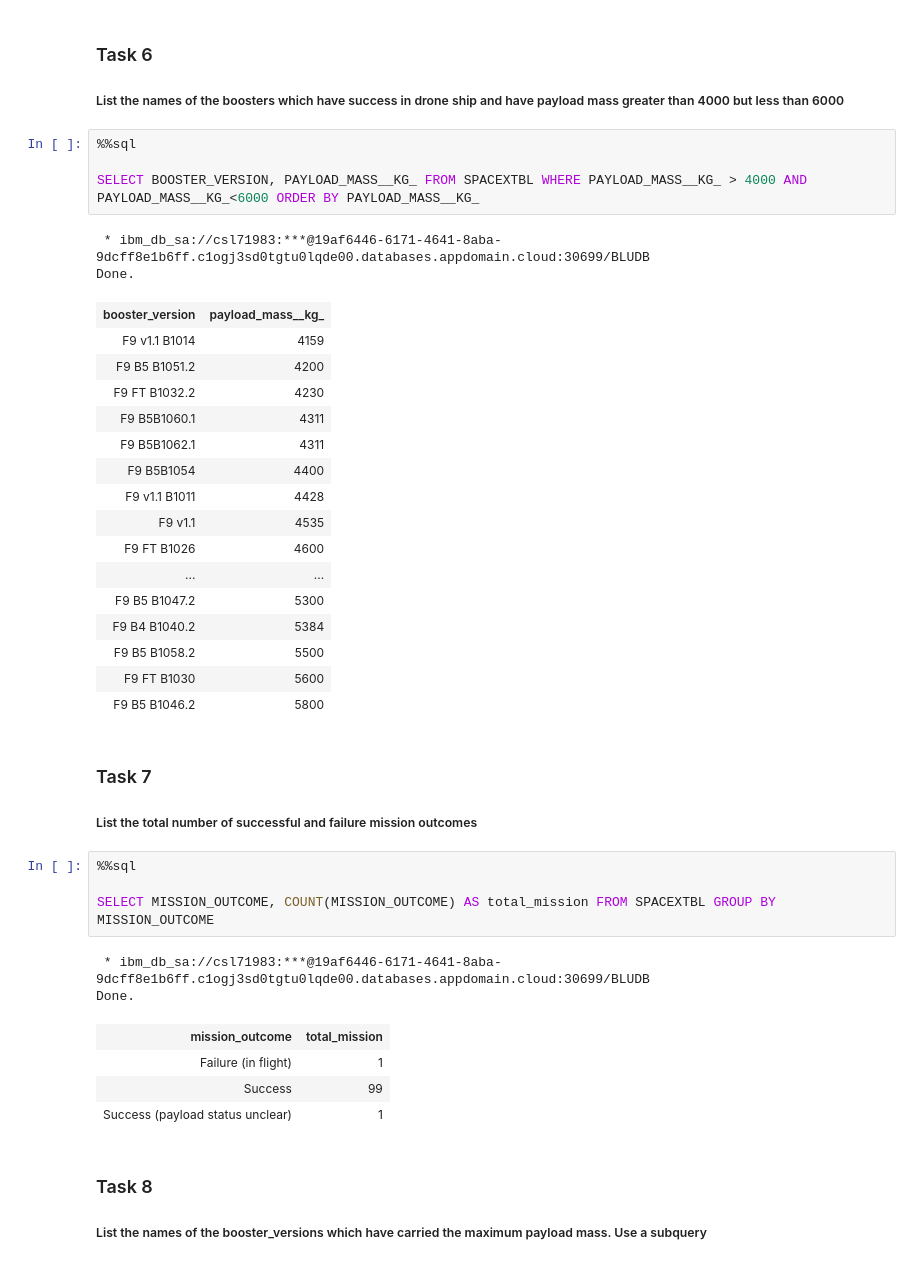
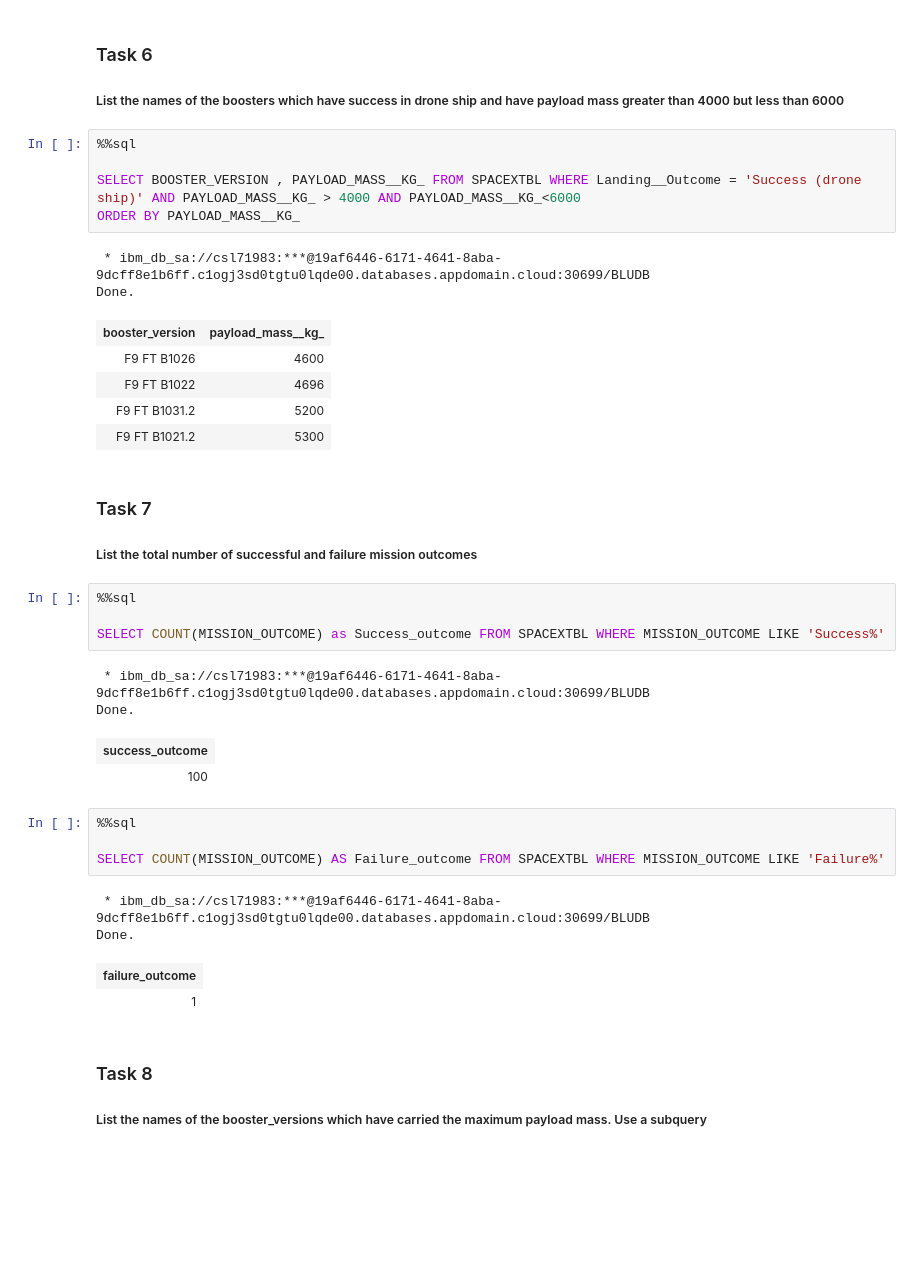
Before and after one commit to yuanchung1987/Data-Science-Final-Project, a Jupyter notebook: EDA- SQL.ipynb, the cells around one changed output. Drawn from its saved outputs; the diff is of its cells as text; blank space fills up the shorter version.

```diff
--- a/EDA- SQL.ipynb
+++ b/EDA- SQL.ipynb
@@ -271,41 +250,38 @@ Done.
 # %%
 %%sql
 
-SELECT BOOSTER_VERSION, PAYLOAD_MASS__KG_ FROM SPACEXTBL WHERE PAYLOAD_MASS__KG_ > 4000 AND PAYLOAD_MASS__KG_<6000 ORDER BY PAYLOAD_MASS__KG_
+SELECT BOOSTER_VERSION , PAYLOAD_MASS__KG_ FROM SPACEXTBL WHERE Landing__Outcome = 'Success (drone ship)' AND PAYLOAD_MASS__KG_ > 4000 AND PAYLOAD_MASS__KG_<6000
+ORDER BY PAYLOAD_MASS__KG_
 # %% [output]
  * ibm_db_sa://csl71983:***@19af6446-6171-4641-8aba-9dcff8e1b6ff.c1ogj3sd0tgtu0lqde00.databases.appdomain.cloud:30699/BLUDB
 Done.
 | booster_version | payload_mass__kg_ |
-| F9 v1.1 B1014 | 4159 |
-| F9 B5 B1051.2 | 4200 |
-| F9 FT B1032.2 | 4230 |
-| F9 B5B1060.1 | 4311 |
-| F9 B5B1062.1 | 4311 |
-| F9 B5B1054 | 4400 |
-| F9 v1.1 B1011 | 4428 |
-| F9 v1.1 | 4535 |
 | F9 FT B1026 | 4600 |
-| ... | ... |
-| F9 B5 B1047.2 | 5300 |
-| F9 B4 B1040.2 | 5384 |
-| F9 B5 B1058.2 | 5500 |
-| F9 FT B1030 | 5600 |
-| F9 B5 B1046.2 | 5800 |
+| F9 FT B1022 | 4696 |
+| F9 FT B1031.2 | 5200 |
+| F9 FT B1021.2 | 5300 |
 # %% [markdown]
 ### Task 7
 
 ##### List the total number of successful and failure mission outcomes
+# %%
+%%sql
+
+SELECT COUNT(MISSION_OUTCOME) as Success_outcome FROM SPACEXTBL WHERE MISSION_OUTCOME LIKE 'Success%'
+# %% [output]
+ * ibm_db_sa://csl71983:***@19af6446-6171-4641-8aba-9dcff8e1b6ff.c1ogj3sd0tgtu0lqde00.databases.appdomain.cloud:30699/BLUDB
+Done.
+| success_outcome |
+| 100 |
 # %%
 %%sql
 
-SELECT MISSION_OUTCOME, COUNT(MISSION_OUTCOME) AS total_mission FROM SPACEXTBL GROUP BY MISSION_OUTCOME
+SELECT COUNT(MISSION_OUTCOME) AS Failure_outcome FROM SPACEXTBL WHERE MISSION_OUTCOME LIKE 'Failure%'
 # %% [output]
  * ibm_db_sa://csl71983:***@19af6446-6171-4641-8aba-9dcff8e1b6ff.c1ogj3sd0tgtu0lqde00.databases.appdomain.cloud:30699/BLUDB
 Done.
-| mission_outcome | total_mission |
-| Failure (in flight) | 1 |
-| Success | 99 |
-| Success (payload status unclear) | 1 |
+| failure_outcome |
+| 1 |
 # %% [markdown]
 ### Task 8
 
```
Also changed, not shown: parts of 4 cells of this notebook.
